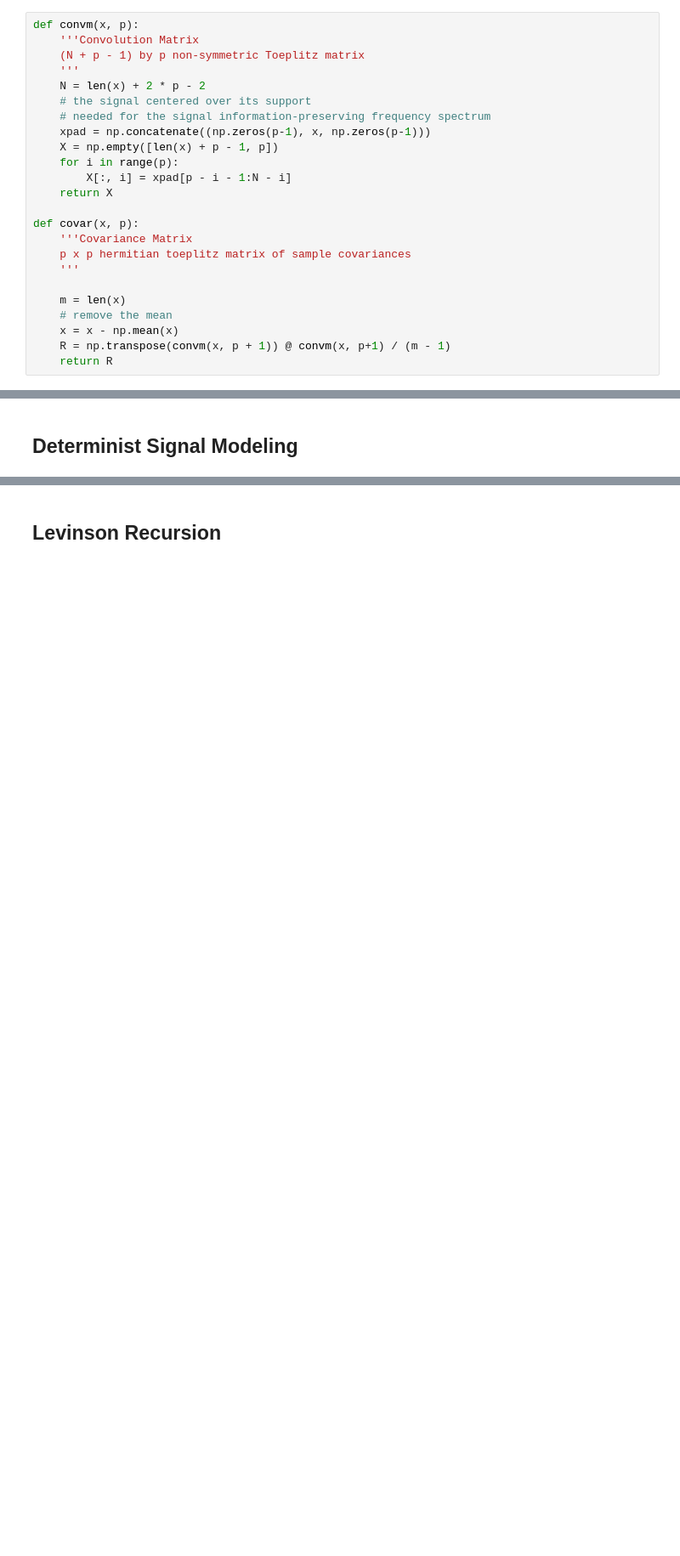
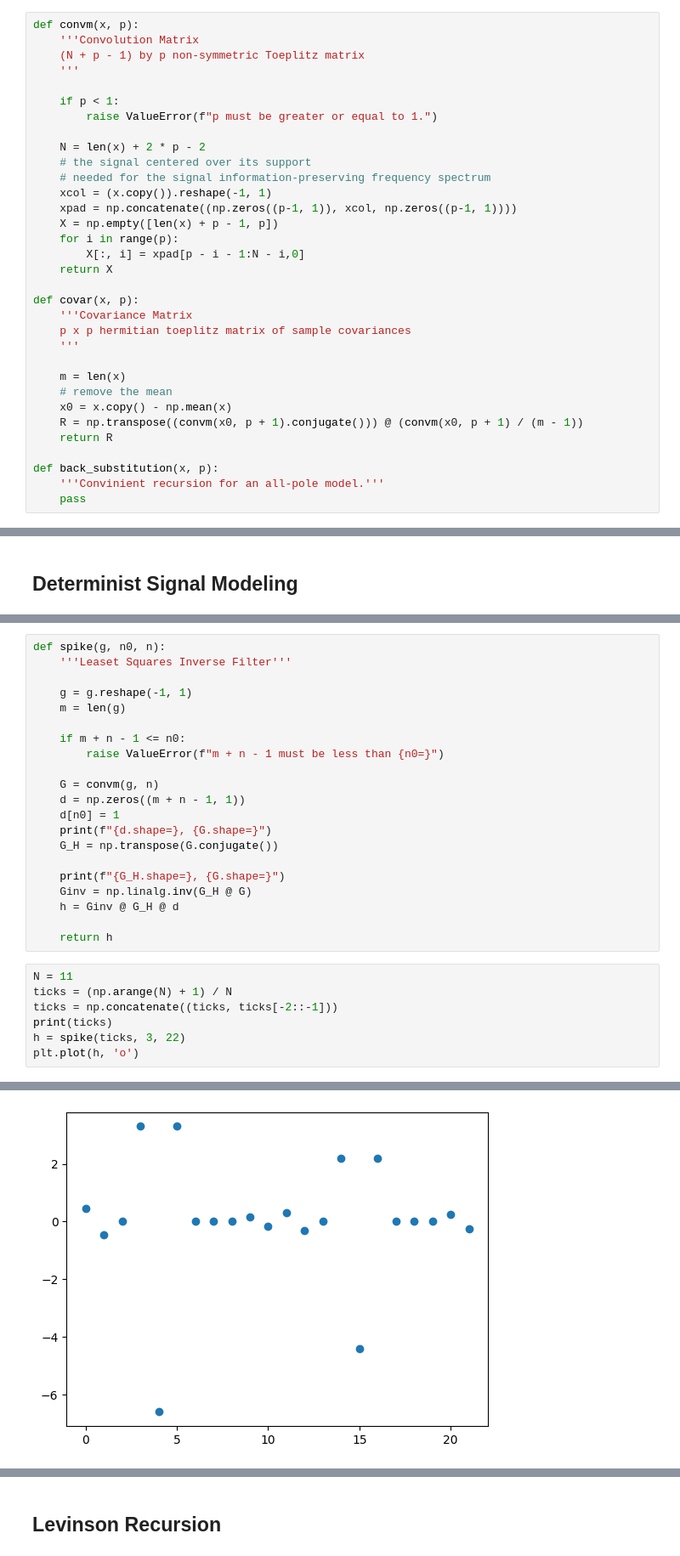
Before and after one commit to mahdiolfat/dsp, a Jupyter notebook: pipeline/statistical.ipynb, the cells around one changed output, grey strips where cells are left out. Shown at 85% size. Saved outputs shown, nothing was run; the diff lists cells and outputs as text; blank space fills up the shorter version.

```diff
--- a/pipeline/statistical.ipynb
+++ b/pipeline/statistical.ipynb
@@ -8,13 +10,18 @@ def convm(x, p):
     '''Convolution Matrix
     (N + p - 1) by p non-symmetric Toeplitz matrix
     '''
+
+    if p < 1:
+        raise ValueError(f"p must be greater or equal to 1.")
+
     N = len(x) + 2 * p - 2
     # the signal centered over its support
     # needed for the signal information-preserving frequency spectrum
-    xpad = np.concatenate((np.zeros(p-1), x, np.zeros(p-1)))
+    xcol = (x.copy()).reshape(-1, 1)
+    xpad = np.concatenate((np.zeros((p-1, 1)), xcol, np.zeros((p-1, 1))))
     X = np.empty([len(x) + p - 1, p])
     for i in range(p):
-        X[:, i] = xpad[p - i - 1:N - i]
+        X[:, i] = xpad[p - i - 1:N - i,0]
     return X
 
 def covar(x, p):
@@ -24,9 +31,13 @@ def covar(x, p):
 
     m = len(x)
     # remove the mean
-    x = x - np.mean(x)
-    R = np.transpose(convm(x, p + 1)) @ convm(x, p+1) / (m - 1)
+    x0 = x.copy() - np.mean(x)
+    R = np.transpose((convm(x0, p + 1).conjugate())) @ (convm(x0, p + 1) / (m - 1))
     return R
+
+def back_substitution(x, p):
+    '''Convinient recursion for an all-pole model.'''
+    pass
 # %%
 x = np.array([1, 3, 2])
 p = 4
@@ -110,0 +266,29 @@ def spike(g, n0, n):
+# %%
+def spike(g, n0, n):
+    '''Leaset Squares Inverse Filter'''
+
+    g = g.reshape(-1, 1)
+    m = len(g)
+
+    if m + n - 1 <= n0:
+        raise ValueError(f"m + n - 1 must be less than {n0=}")
+
+    G = convm(g, n)
+    d = np.zeros((m + n - 1, 1))
+    d[n0] = 1
+    print(f"{d.shape=}, {G.shape=}")
+    G_H = np.transpose(G.conjugate())
+
+    print(f"{G_H.shape=}, {G.shape=}")
+    Ginv = np.linalg.inv(G_H @ G)
+    h = Ginv @ G_H @ d
+
+    return h
+# %%
+N = 11
+ticks = (np.arange(N) + 1) / N
+ticks = np.concatenate((ticks, ticks[-2::-1]))
+print(ticks)
+h = spike(ticks, 3, 22)
+plt.plot(h, 'o')
+# %% [output]
@@ -110,0 +302 @@ def spike(g, n0, n):
+[figure, added]
```
Also changed, not shown: parts of 30 cells of this notebook.
